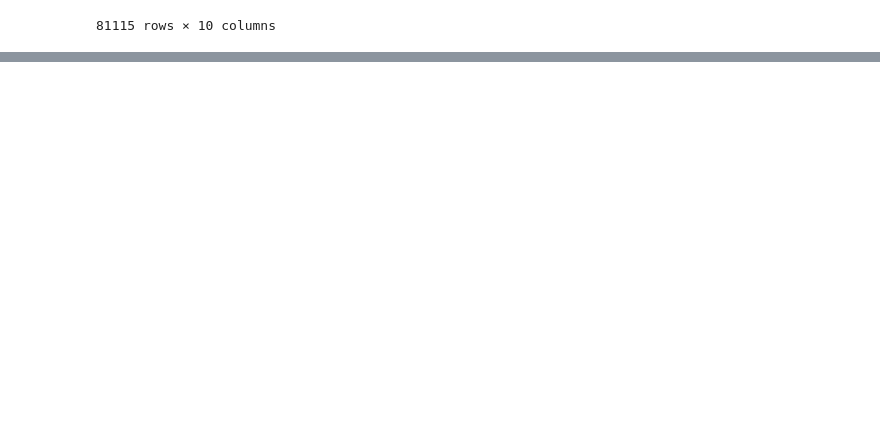
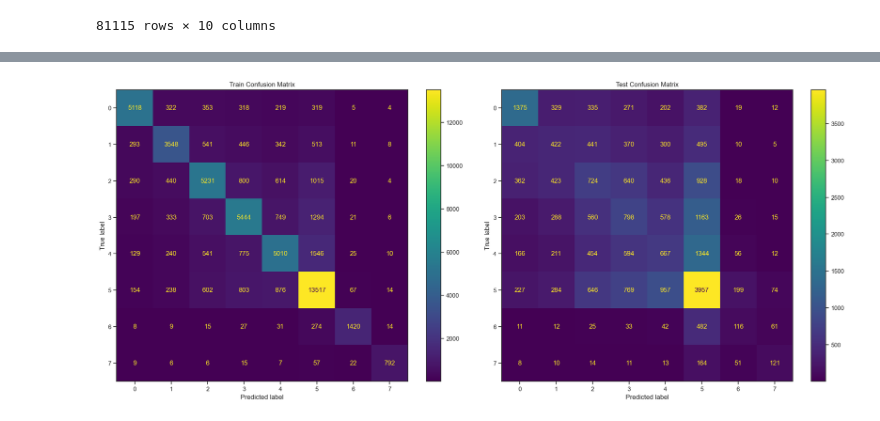
Before and after one commit to phoherozombie/HousePredictionPrice, a Jupyter notebook: notebooks/housePrediction.ipynb, the cells around one changed output, grey strips where cells are left out. Drawn from its saved outputs; the diff is of its cells as text; code cells hidden in the pictures; blank space fills up the shorter version.

```diff
--- a/notebooks/housePrediction.ipynb
+++ b/notebooks/housePrediction.ipynb
@@ -1948,0 +2185,16 @@ reorder_columns(df)
+# %%
+%%time
+from sklearn.metrics import ConfusionMatrixDisplay
+
+fig, (ax0, ax1) = plt.subplots(1, 2, figsize=(20, 8))
+
+ConfusionMatrixDisplay.from_estimator(pipeline, X_train, y_train, ax=ax0)
+ConfusionMatrixDisplay.from_estimator(pipeline, X_test, y_test, ax=ax1)
+
+ax0.set_title("Train Confusion Matrix")
+ax1.set_title("Test Confusion Matrix")
+
+plt.tight_layout()
+plt.show()
+# %% [output]
+[figure, added]
```
Also changed, not shown: parts of 23 cells of this notebook.
